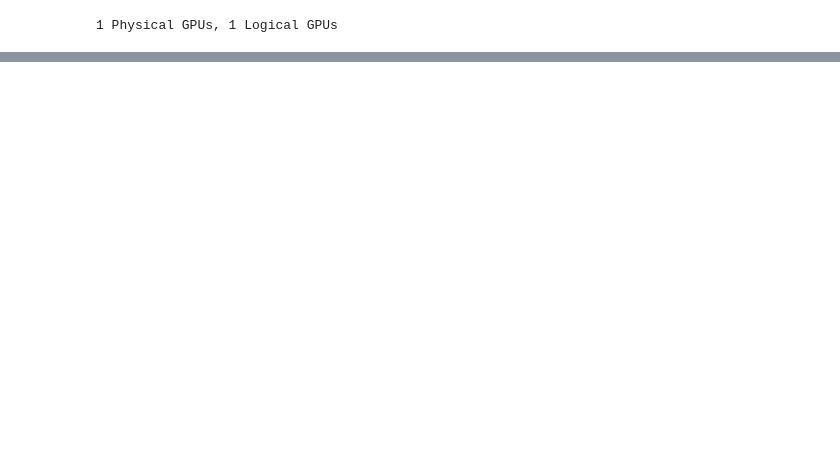
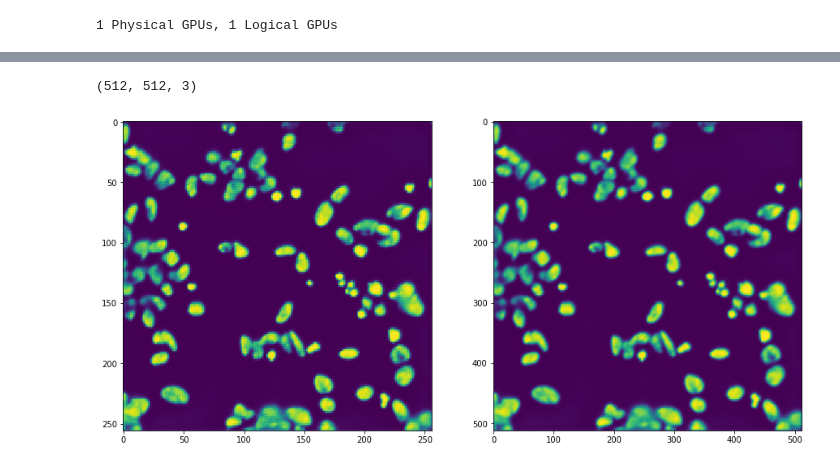
Before and after one commit to JakobGM/project-thesis, a Jupyter notebook: notebooks/unet.ipynb, the cells around one changed output, grey strips where cells are left out. Drawn from its saved outputs; the diff is of its cells as text; code cells hidden in the pictures; blank space fills up the shorter version.

```diff
--- a/notebooks/unet.ipynb
+++ b/notebooks/unet.ipynb
@@ -75,0 +88,28 @@ Showing plot
+# %%
+import skimage
+
+test_directory = Path("/code/data/nuclei/stage2_test")
+predictions = {}
+
+for subdir in test_directory.iterdir():
+    image_id = subdir.name
+    image_path = subdir / "images" / (image_id + ".png")
+    assert image_path.exists()
+
+    raw_image = tf.io.read_file(str(image_path))
+    image_tensor = tf.image.decode_png(raw_image, channels=3)
+    image_tensor /= 255
+    original_shape = tuple(image_tensor.shape)
+    image_tensor = tf.image.resize(image_tensor, size=(256, 256))
+    image_tensor = tf.expand_dims(image_tensor, 0)
+
+    predictions[image_id] = {
+        'image_id': image_id,
+        'image': np.squeeze(image_tensor.numpy()),
+        'original_shape': original_shape,
+    }
+# %%
+for image_id, result in predictions.items():
+    predictions[image_id]['prediction'] = np.squeeze(
+        model.predict(np.expand_dims(result['image'], 0))
+    )
@@ -75,0 +126,12 @@ Showing plot
+# %%
+example = list(predictions.values())[261]
+print(example['original_shape'])
+plt.figure(figsize=(15, 15))
+plt.subplot(121)
+plt.imshow(np.squeeze(example['prediction']))
+plt.subplot(122)
+plt.imshow(np.squeeze(example['upscaled_prediction']))
+plt.show()
+# %% [output]
+(512, 512, 3)
+[figure, added]
```
Also changed, not shown: parts of 11 cells of this notebook, 4 other files.
